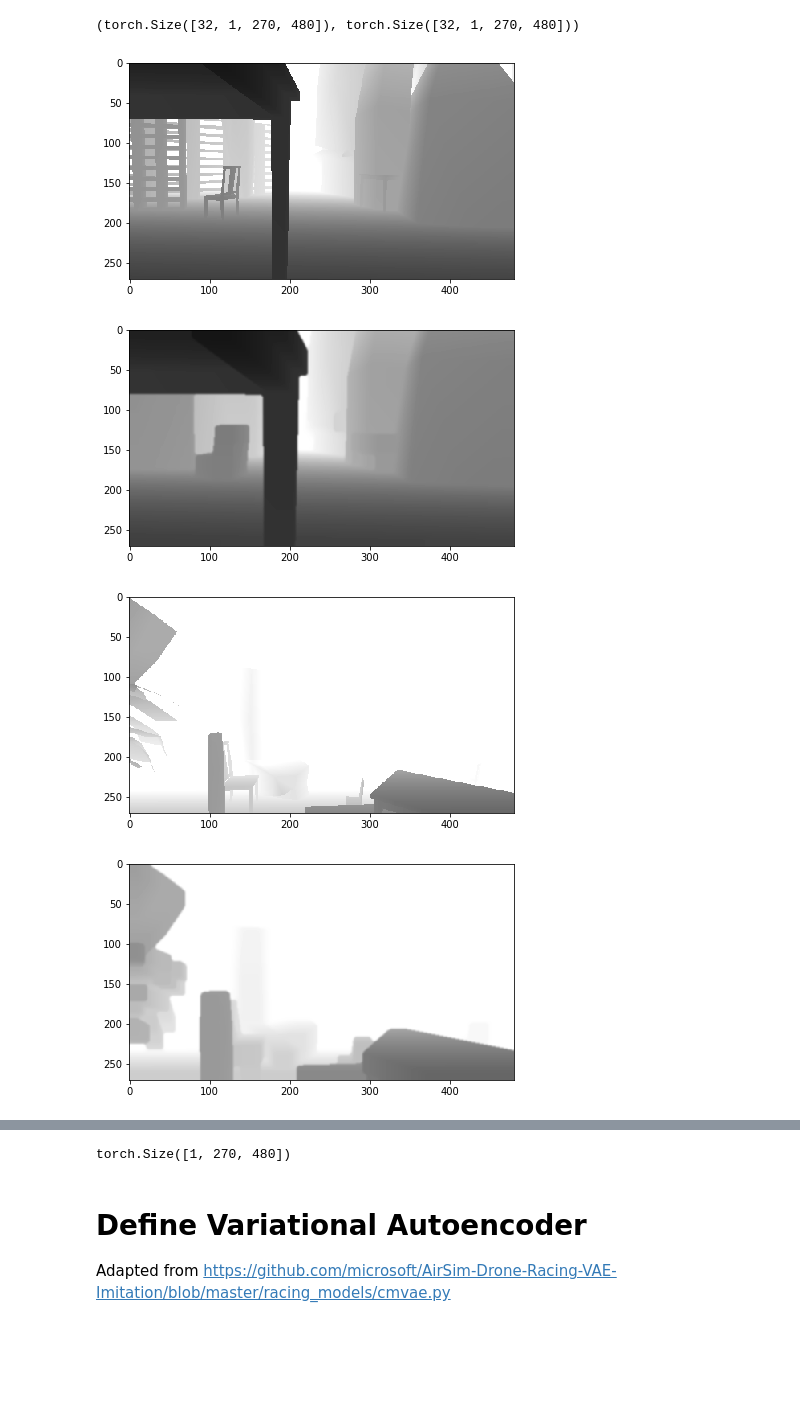
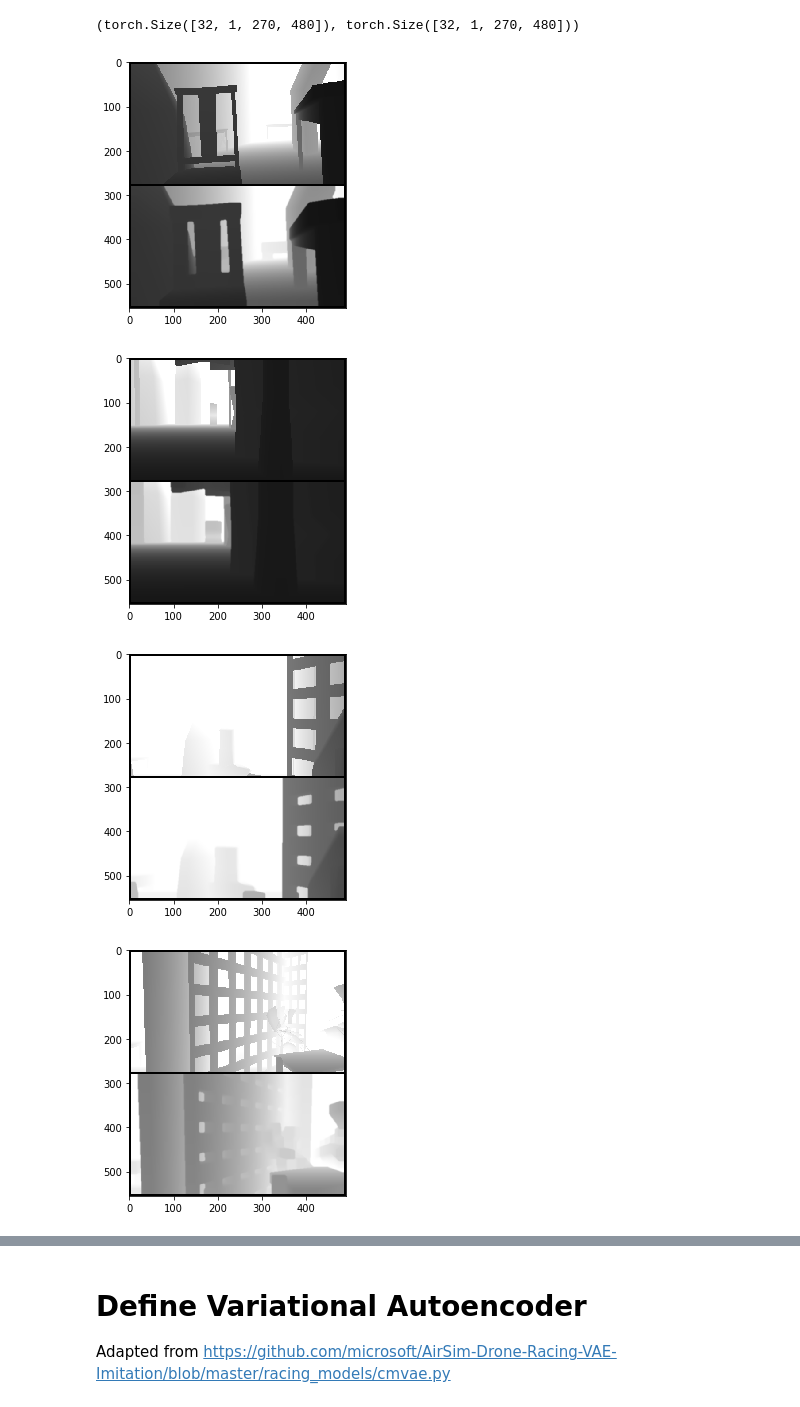
Before and after one commit to patricknitschke/Pytorch, a Jupyter notebook: VAE/vae_filtered_dronet_resnet_decoder.ipynb, the cells around one changed output, grey strips where cells are left out. Saved outputs shown, nothing was run; the diff lists cells and outputs as text; code cells hidden in the pictures; blank space fills up the shorter version.

```diff
--- a/VAE/vae_filtered_dronet_resnet_decoder.ipynb
+++ b/VAE/vae_filtered_dronet_resnet_decoder.ipynb
@@ -78,16 +70,24 @@ gotcha
 # %%
 def imshow(image):
     io.imshow(image.squeeze().numpy())
     io.show()
 
-num = 4
-for image, filtered in zip(images[:num], images_filtered[:num]):
-    imshow(image)
-    imshow(filtered)
+def make_grid_for_tensorboard(images_list, n_grids=2):
+    joined_images = []
+    [joined_images.extend(images[:n_grids]) for images in images_list]
+    return torchvision.utils.make_grid(joined_images, nrow=1, padding=5)
 
-image.shape
+def gridshow(images_list, n_grids=None):
+    for n, items in enumerate(zip(*images_list)):
+        grid = torchvision.utils.make_grid([*items], nrow=1, padding=5).permute(1, 2, 0)
+        imshow(grid)
+        if (n+1) == n_grids:
+            return
+
+gridshow([images, images_filtered], n_grids=4)
+#imshow(make_grid_for_tensorboard([images, images_filtered]).permute(1,2,0))
 # %% [output]
-[figure, old version]
+[figure, new version]
-[figure, old version]
+[figure, new version]
-[figure, old version]
+[figure, new version]
-[figure, old version]
+[figure, new version]
@@ -98,4 +94,3 @@ image.shape
-torch.Size([1, 270, 480])
 # %% [markdown]
 # Define Variational Autoencoder
 
```
Also changed, not shown: parts of 16 cells of this notebook, 1 other file.
